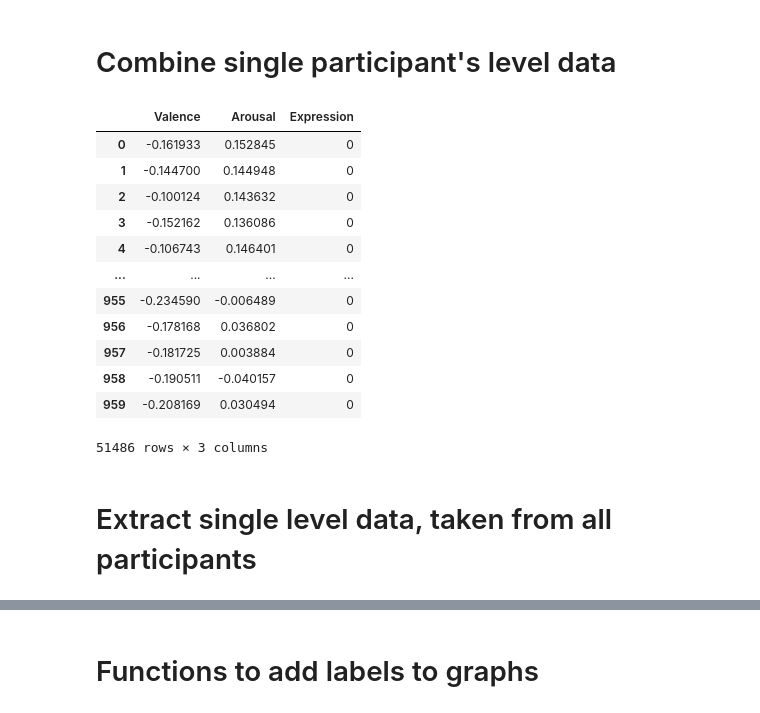
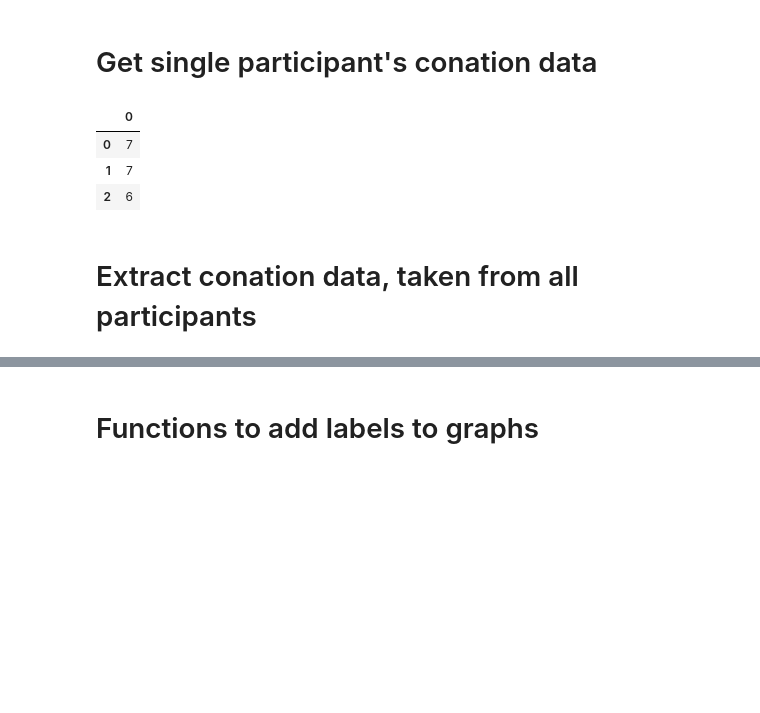
Before and after one commit to dovii/MPC-Data-Analysis, a Jupyter notebook: Continuation.ipynb, the cells around one changed output, grey strips where cells are left out. Saved outputs shown, nothing was run; the diff lists cells and outputs as text; code cells hidden in the pictures; blank space fills up the shorter version.

Commit message:
get single participant's conation data

```diff
--- a/Continuation.ipynb
+++ b/Continuation.ipynb
@@ -17,34 +14,26 @@ Set the environment variable OUTDATED_IGNORE=1 to disable these warnings.
 # %% [markdown]
-# Combine single participant's level data
+# Get single participant's conation data
-# %%
-p1 = pd.concat(map(pd.read_csv, glob.glob('Data/Participant1/*.csv')))
-p2 = pd.concat(map(pd.read_csv, glob.glob('Data/Participant2/*.csv')))
-p3 = pd.concat(map(pd.read_csv, glob.glob('Data/Participant3/*.csv')))
-p4 = pd.concat(map(pd.read_csv, glob.glob('Data/Participant4/*.csv')))
-p5 = pd.concat(map(pd.read_csv, glob.glob('Data/Participant5/*.csv')))
-p6 = pd.concat(map(pd.read_csv, glob.glob('Data/Participant6/*.csv')))
-p7 = pd.concat(map(pd.read_csv, glob.glob('Data/Participant7/*.csv')))
-p8 = pd.concat(map(pd.read_csv, glob.glob('Data/Participant8/*.csv')))
-p9 = pd.concat(map(pd.read_csv, glob.glob('Data/Participant9/*.csv')))
-p10 = pd.concat(map(pd.read_csv, glob.glob('Data/Participant10/*.csv')))
-p11 = pd.concat(map(pd.read_csv, glob.glob('Data/Participant11/*.csv')))
-p12 = pd.concat(map(pd.read_csv, glob.glob('Data/Participant12/*.csv')))
-p13 = pd.concat(map(pd.read_csv, glob.glob('Data/Participant13/*.csv')))
-
-p1
-# %% [output]
-|  | Valence | Arousal | Expression |
-| 0 | -0.161933 | 0.152845 | 0 |
-| 1 | -0.144700 | 0.144948 | 0 |
-| 2 | -0.100124 | 0.143632 | 0 |
-| 3 | -0.152162 | 0.136086 | 0 |
-| 4 | -0.106743 | 0.146401 | 0 |
-| ... | ... | ... | ... |
-| 955 | -0.234590 | -0.006489 | 0 |
-| 956 | -0.178168 | 0.036802 | 0 |
-| 957 | -0.181725 | 0.003884 | 0 |
-| 958 | -0.190511 | -0.040157 | 0 |
-| 959 | -0.208169 | 0.030494 | 0 |
-51486 rows × 3 columns
+# %%
+
+p1 = pd.read_table('Data/Participant1/conation.txt',header=None)
+p2 = pd.read_table('Data/Participant2/conation.txt',header=None)
+p3 = pd.read_table('Data/Participant3/conation.txt',header=None)
+p4 = pd.read_table('Data/Participant4/conation.txt',header=None)
+p5 = pd.read_table('Data/Participant2/conation.txt',header=None)
+p6 = pd.read_table('Data/Participant6/conation.txt',header=None)
+p7 = pd.read_table('Data/Participant7/conation.txt',header=None)
+p8 = pd.read_table('Data/Participant8/conation.txt',header=None)
+p9 = pd.read_table('Data/Participant9/conation.txt',header=None)
+p10 = pd.read_table('Data/Participant10/conation.txt',header=None)
+p11 = pd.read_table('Data/Participant11/conation.txt',header=None)
+p12 = pd.read_table('Data/Participant12/conation.txt',header=None)
+p13 = pd.read_table('Data/Participant13/conation.txt',header=None)
+
+p1
+# %% [output]
+|  | 0 |
+| 0 | 7 |
+| 1 | 7 |
+| 2 | 6 |
 # %% [markdown]
-# Extract single level data, taken from all participants
+# Extract conation data, taken from all participants
```
Also changed, not shown: parts of 4 cells of this notebook.
